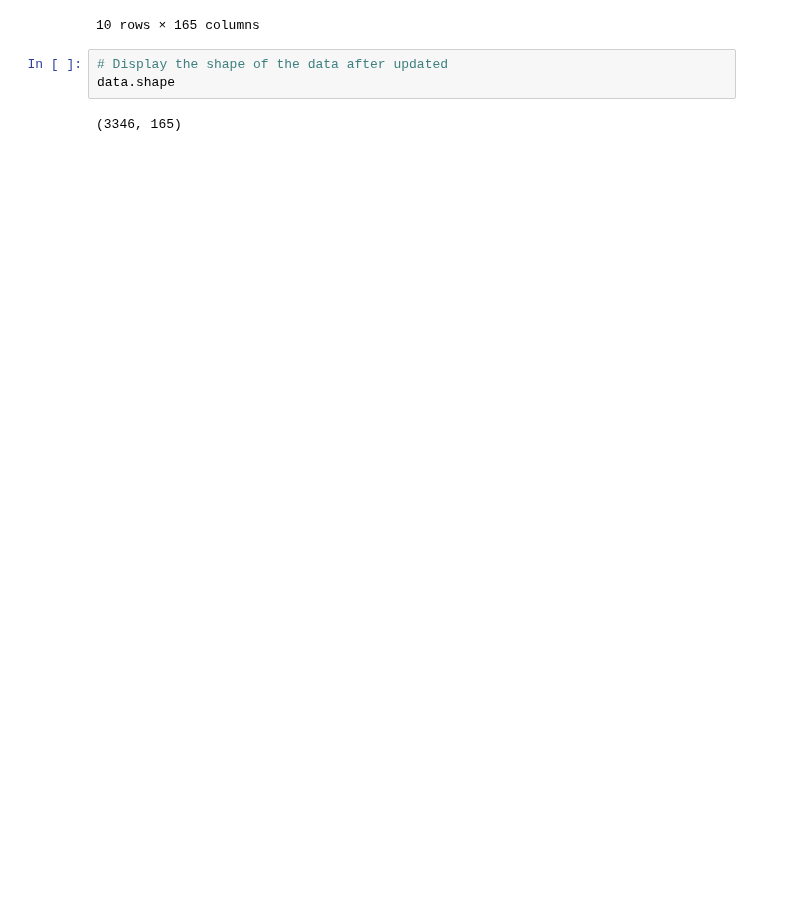
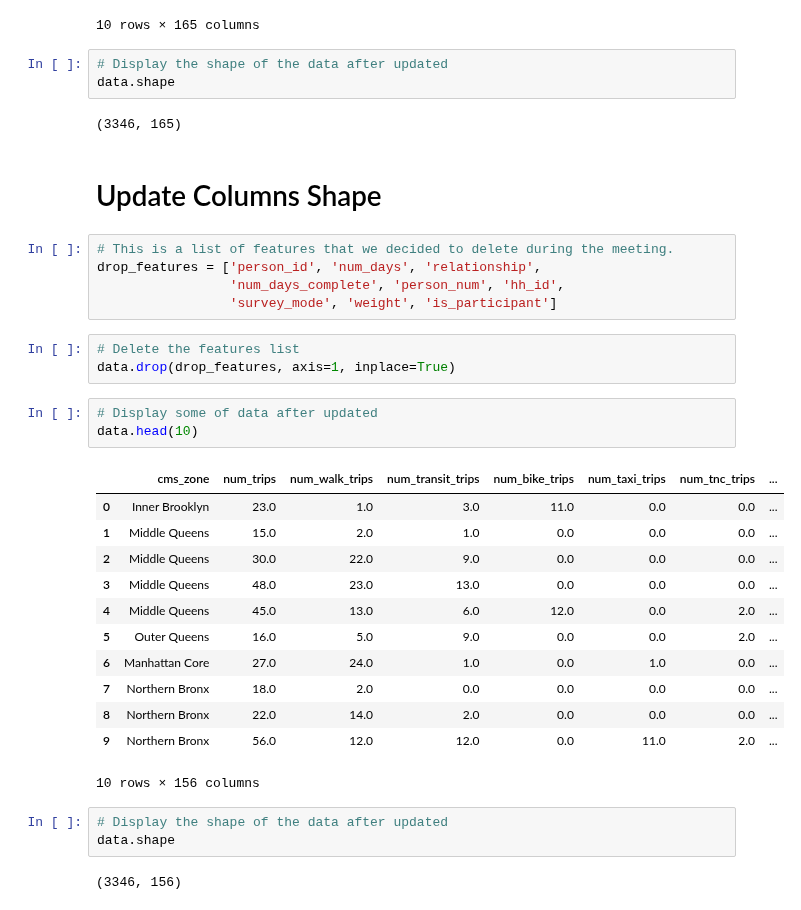
Before and after one commit to mawada-sweis/Clustering-Analysis, a Jupyter notebook: notebooks/update_shape.ipynb, the cells around one changed output. Cells and saved outputs as stored; diff of their text form; blank space fills up the shorter version.

Commit message:
Update Columns Shape

```diff
--- a/notebooks/update_shape.ipynb
+++ b/notebooks/update_shape.ipynb
@@ -54,3 +54,34 @@ data.head(10)
 data.shape
 # %% [output]
 (3346, 165)
+# %% [markdown]
+# Update Columns Shape
+# %%
+# This is a list of features that we decided to delete during the meeting.
+drop_features = ['person_id', 'num_days', 'relationship',
+                 'num_days_complete', 'person_num', 'hh_id',
+                 'survey_mode', 'weight', 'is_participant']
+# %%
+# Delete the features list
+data.drop(drop_features, axis=1, inplace=True)
+# %%
+# Display some of data after updated
+data.head(10)
+# %% [output]
+|  | cms_zone | num_trips | num_walk_trips | num_transit_trips | num_bike_trips | num_taxi_trips | num_tnc_trips | ... |
+| 0 | Inner Brooklyn | 23.0 | 1.0 | 3.0 | 11.0 | 0.0 | 0.0 | ... |
+| 1 | Middle Queens | 15.0 | 2.0 | 1.0 | 0.0 | 0.0 | 0.0 | ... |
+| 2 | Middle Queens | 30.0 | 22.0 | 9.0 | 0.0 | 0.0 | 0.0 | ... |
+| 3 | Middle Queens | 48.0 | 23.0 | 13.0 | 0.0 | 0.0 | 0.0 | ... |
+| 4 | Middle Queens | 45.0 | 13.0 | 6.0 | 12.0 | 0.0 | 2.0 | ... |
+| 5 | Outer Queens | 16.0 | 5.0 | 9.0 | 0.0 | 0.0 | 2.0 | ... |
+| 6 | Manhattan Core | 27.0 | 24.0 | 1.0 | 0.0 | 1.0 | 0.0 | ... |
+| 7 | Northern Bronx | 18.0 | 2.0 | 0.0 | 0.0 | 0.0 | 0.0 | ... |
+| 8 | Northern Bronx | 22.0 | 14.0 | 2.0 | 0.0 | 0.0 | 0.0 | ... |
+| 9 | Northern Bronx | 56.0 | 12.0 | 12.0 | 0.0 | 11.0 | 2.0 | ... |
+10 rows × 156 columns
+# %%
+# Display the shape of the data after updated
+data.shape
+# %% [output]
+(3346, 156)
```
